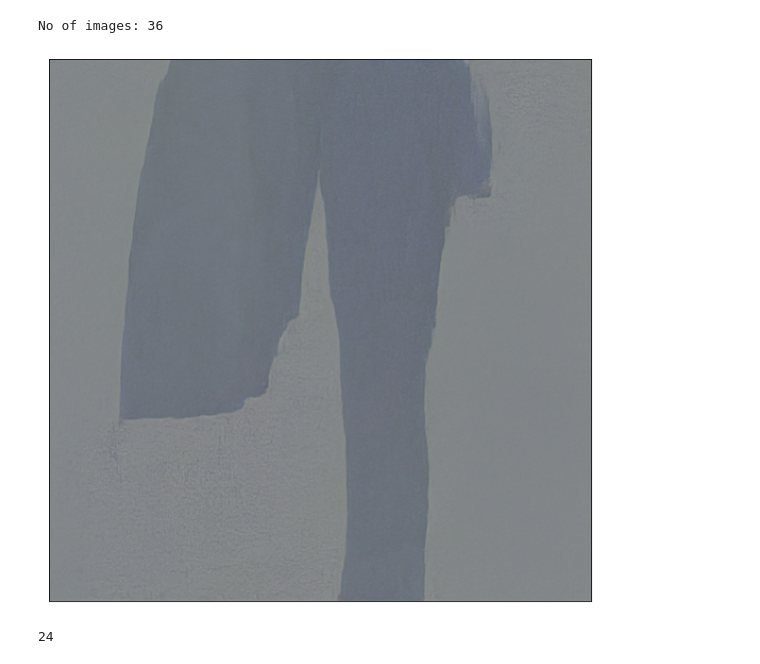
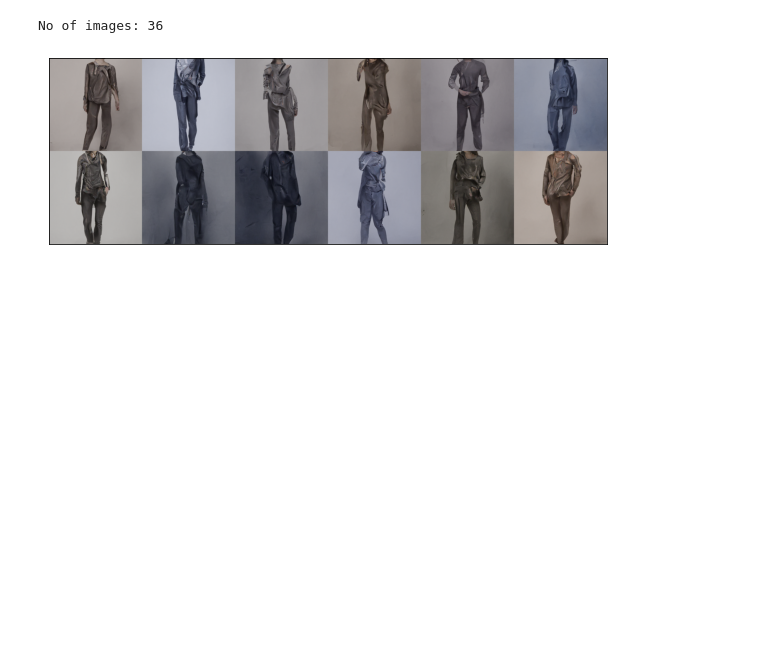
Before and after one commit to VigneshSrinivasan10/live_coding_diffusion_models, a Jupyter notebook: plot_adm_results.ipynb, the cells around one changed output. Drawn from its saved outputs; the diff is of its cells as text; code cells hidden in the pictures; blank space fills up the shorter version.

Commit message:
updated results for 256x256 from scratch

```diff
--- a/plot_adm_results.ipynb
+++ b/plot_adm_results.ipynb
@@ -17,23 +17,22 @@ path = 'output/class_cond_4.0/'
 # %%
 f ='samples_36x512x512x3.npz'
 path = '../ilvr_adm/output_uncond/'
+# %%
+f ='samples_36x256x256x3.npz'
+path = 'test_results/'
 # %%
 imgs = np.load(path+f)
 final_imgs = imgs['arr_0']
 print('No of images: {}'.format(len(final_imgs)))
 #print('Labels in the images: {}'.format(imgs['arr_1']))
 
 plt.figure(figsize = (10,10))
-# plt.imshow(gallery(final_imgs[:12],6))
+plt.imshow(gallery(final_imgs[:12],6))
 # plt.imshow(np.hstack(imgs['arr_0'][0]))
-plt.imshow(imgs['arr_0'][5])
+# plt.imshow(imgs['arr_0'][5])
 plt.xticks([])
 plt.yticks([])
 plt.show()
 # %% [output]
 No of images: 36
-[figure, old version]
+[figure, new version]
-# %%
-imgs['arr_0'].min()
-# %% [output]
-24
```
Also changed, not shown: 1 other file.
